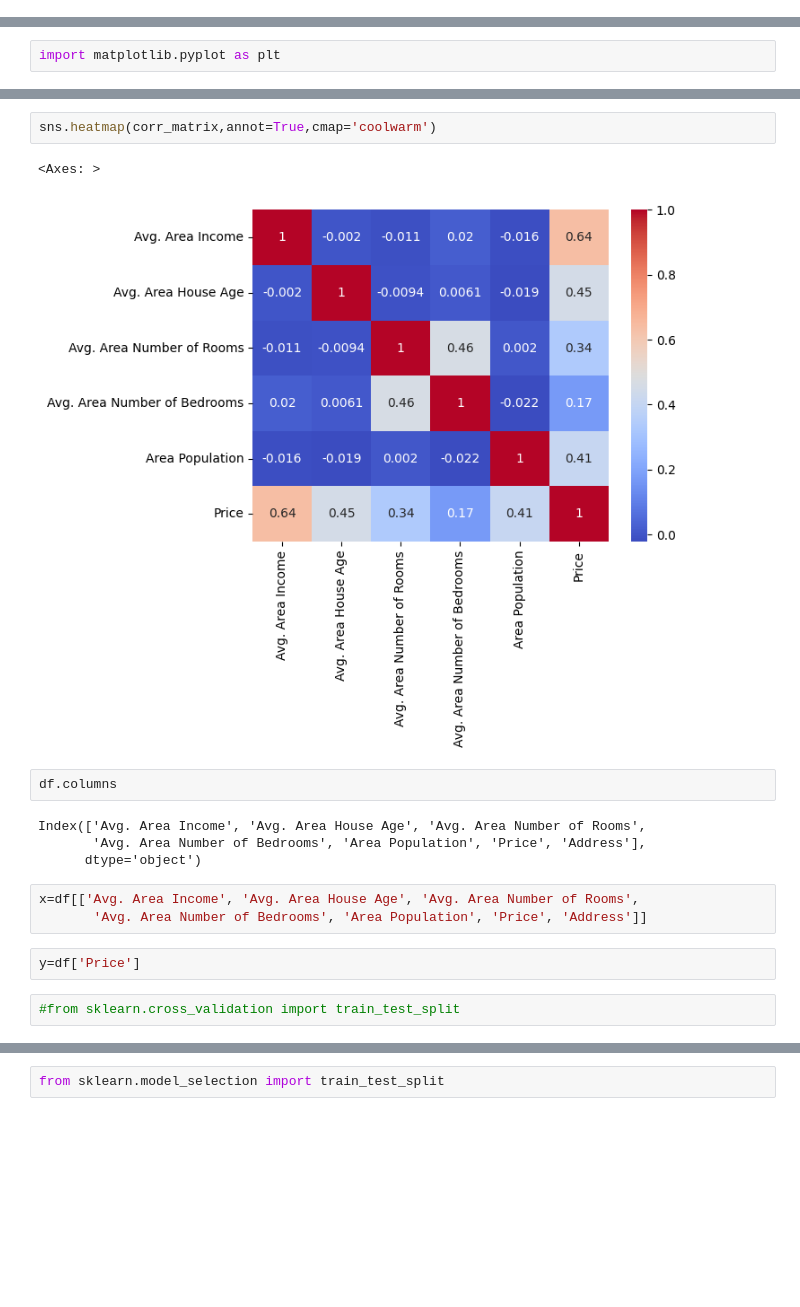
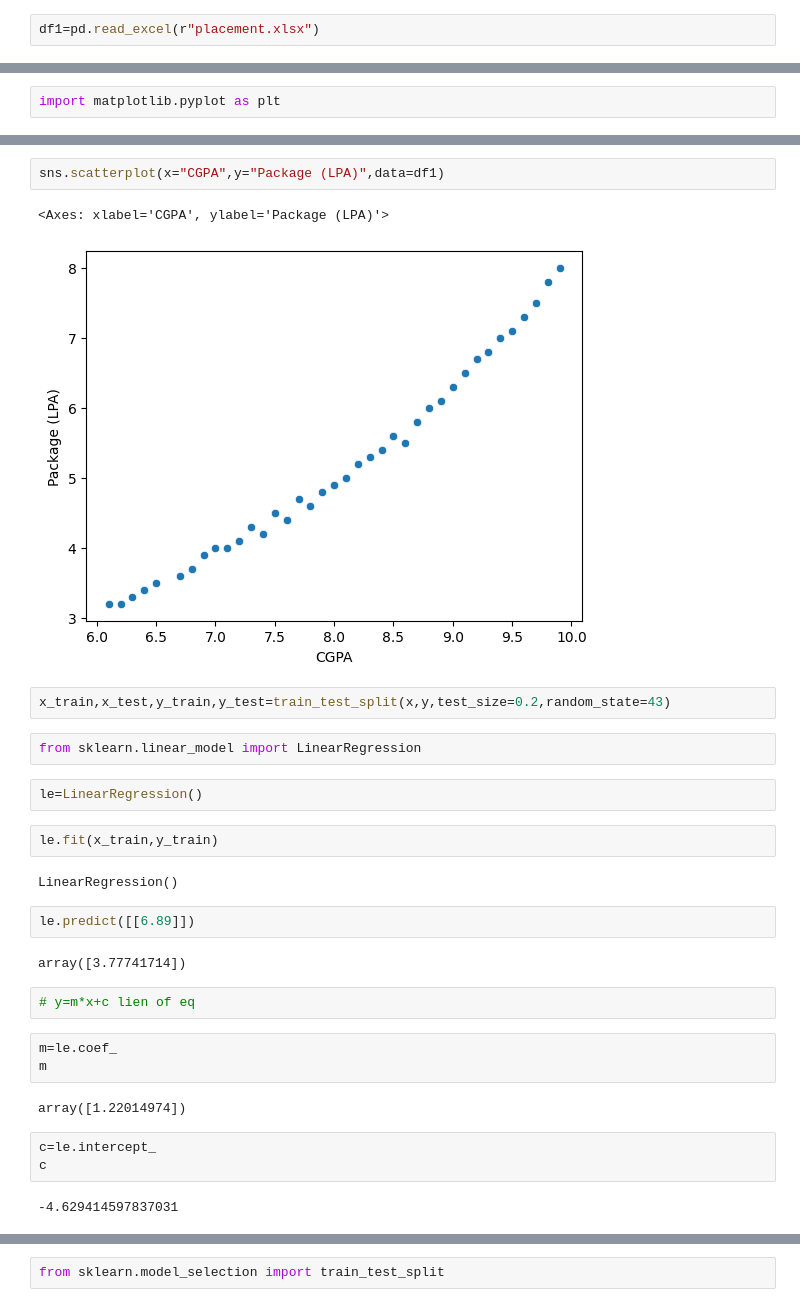
Before and after one commit to Ankitaghavate/Machine-Learning-, a Jupyter notebook: Linear_Regression/Linear-Regression.ipynb, the cells around one changed output, grey strips where cells are left out. Cells and saved outputs as stored; diff of their text form; blank space fills up the shorter version.

```diff
--- a/Linear_Regression/Linear-Regression.ipynb
+++ b/Linear_Regression/Linear-Regression.ipynb
@@ -3,0 +115,2 @@ import pandas as pd
+# %%
+df1=pd.read_excel(r"placement.xlsx")
@@ -69,18 +139,31 @@ corr_matrix
-# %%
-sns.heatmap(corr_matrix,annot=True,cmap='coolwarm')
-# %% [output]
-<Axes: >
-[figure, removed]
-# %%
-df.columns
-# %% [output]
-Index(['Avg. Area Income', 'Avg. Area House Age', 'Avg. Area Number of Rooms',
-       'Avg. Area Number of Bedrooms', 'Area Population', 'Price', 'Address'],
-      dtype='object')
-# %%
-x=df[['Avg. Area Income', 'Avg. Area House Age', 'Avg. Area Number of Rooms',
-       'Avg. Area Number of Bedrooms', 'Area Population', 'Price', 'Address']]
-# %%
-y=df['Price']
-# %%
-#from sklearn.cross_validation import train_test_split
+# %%
+sns.scatterplot(x="CGPA",y="Package (LPA)",data=df1)
+# %% [output]
+<Axes: xlabel='CGPA', ylabel='Package (LPA)'>
+[figure, added]
+# %%
+x_train,x_test,y_train,y_test=train_test_split(x,y,test_size=0.2,random_state=43)
+# %%
+from sklearn.linear_model import LinearRegression
+# %%
+le=LinearRegression()
+# %%
+le.fit(x_train,y_train)
+# %% [output]
+LinearRegression()
+# %%
+le.predict([[6.89]])
+# %% [output]
+array([3.77741714])
+# %%
+# y=m*x+c lien of eq
+# %%
+m=le.coef_
+m
+# %% [output]
+array([1.22014974])
+# %%
+c=le.intercept_
+c
+# %% [output]
+-4.629414597837031
```
Also changed, not shown: parts of 84 cells of this notebook, 1 other file.
